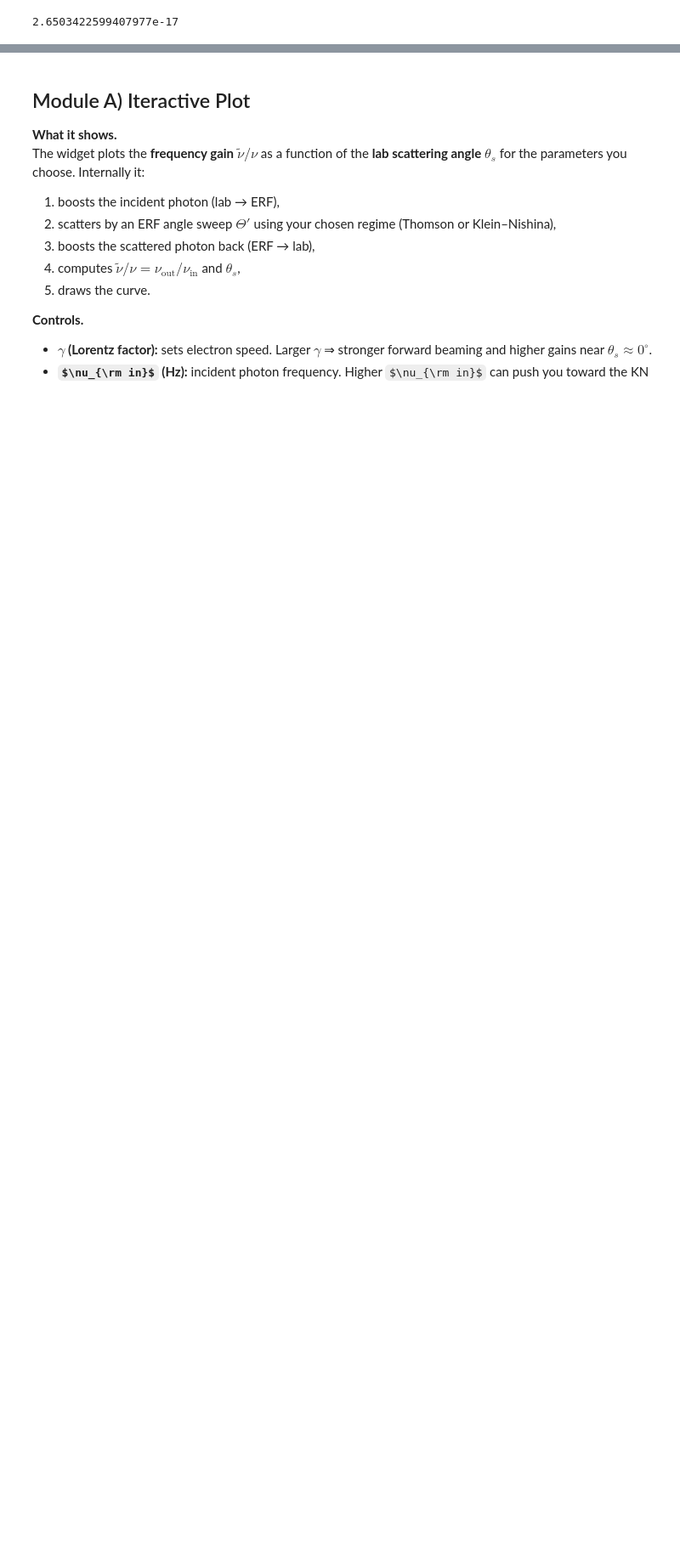
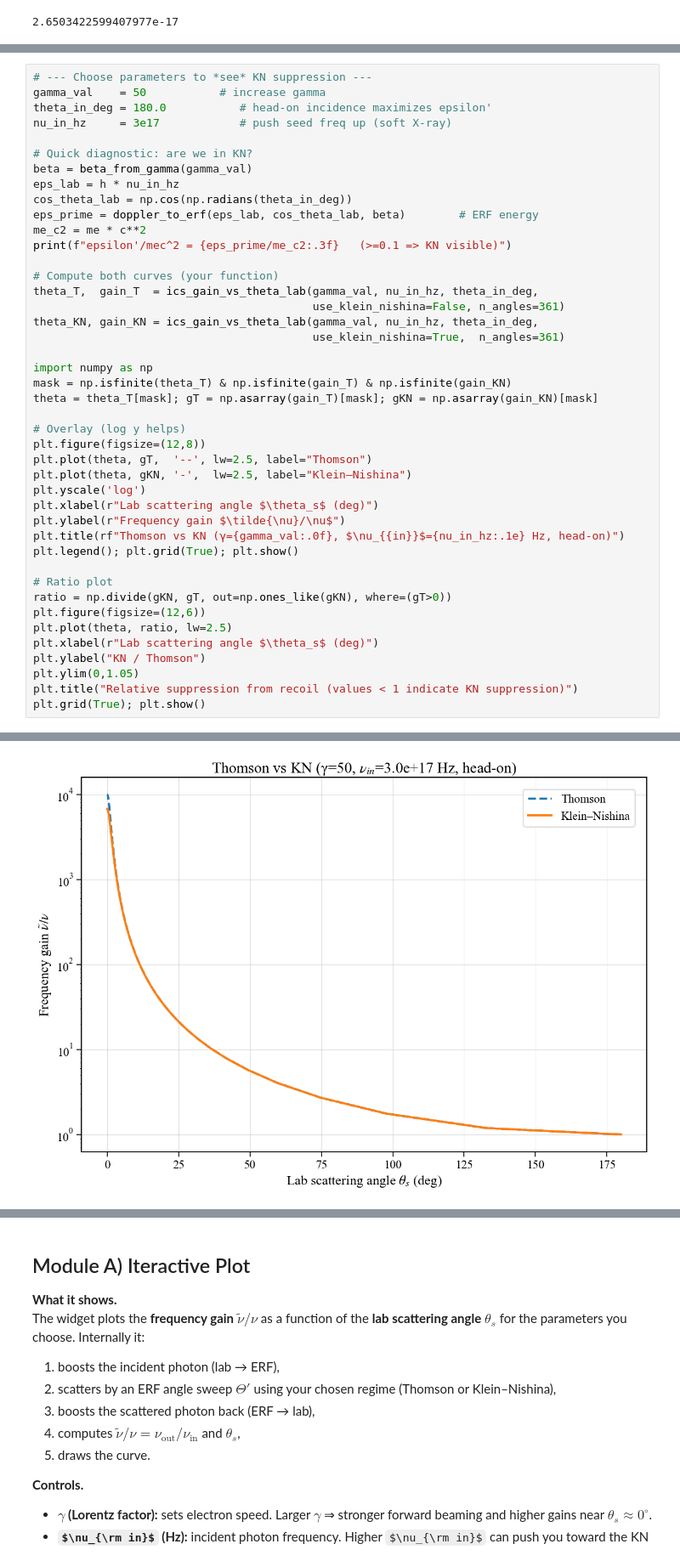
Before and after one commit to Alba-Rico-16/project_rad_proc_25, a Jupyter notebook: IC_Alba.ipynb, the cells around one changed output, grey strips where cells are left out. Shown at 85% size. Drawn from its saved outputs; the diff is of its cells as text; some formulas as TeX source; blank space fills up the shorter version.

```diff
--- a/IC_Alba.ipynb
+++ b/IC_Alba.ipynb
@@ -542,0 +775,44 @@ epsilon_max_headon(10.0, eps0)
+# %%
+# --- Choose parameters to *see* KN suppression ---
+gamma_val    = 50           # increase gamma
+theta_in_deg = 180.0           # head-on incidence maximizes epsilon'
+nu_in_hz     = 3e17            # push seed freq up (soft X-ray)
+
+# Quick diagnostic: are we in KN?
+beta = beta_from_gamma(gamma_val)
+eps_lab = h * nu_in_hz
+cos_theta_lab = np.cos(np.radians(theta_in_deg))
+eps_prime = doppler_to_erf(eps_lab, cos_theta_lab, beta)        # ERF energy
+me_c2 = me * c**2
+print(f"epsilon'/mec^2 = {eps_prime/me_c2:.3f}   (>=0.1 => KN visible)")
+
+# Compute both curves (your function)
+theta_T,  gain_T  = ics_gain_vs_theta_lab(gamma_val, nu_in_hz, theta_in_deg,
+                                          use_klein_nishina=False, n_angles=361)
+theta_KN, gain_KN = ics_gain_vs_theta_lab(gamma_val, nu_in_hz, theta_in_deg,
+                                          use_klein_nishina=True,  n_angles=361)
+
+import numpy as np
+mask = np.isfinite(theta_T) & np.isfinite(gain_T) & np.isfinite(gain_KN)
+theta = theta_T[mask]; gT = np.asarray(gain_T)[mask]; gKN = np.asarray(gain_KN)[mask]
+
+# Overlay (log y helps)
+plt.figure(figsize=(12,8))
+plt.plot(theta, gT,  '--', lw=2.5, label="Thomson")
+plt.plot(theta, gKN, '-',  lw=2.5, label="Klein–Nishina")
+plt.yscale('log')
+plt.xlabel(r"Lab scattering angle $\theta_s$ (deg)")
+plt.ylabel(r"Frequency gain $\tilde{\nu}/\nu$")
+plt.title(rf"Thomson vs KN (γ={gamma_val:.0f}, $\nu_{{in}}$={nu_in_hz:.1e} Hz, head-on)")
+plt.legend(); plt.grid(True); plt.show()
+
+# Ratio plot
+ratio = np.divide(gKN, gT, out=np.ones_like(gKN), where=(gT>0))
+plt.figure(figsize=(12,6))
+plt.plot(theta, ratio, lw=2.5)
+plt.xlabel(r"Lab scattering angle $\theta_s$ (deg)")
+plt.ylabel("KN / Thomson")
+plt.ylim(0,1.05)
+plt.title("Relative suppression from recoil (values < 1 indicate KN suppression)")
+plt.grid(True); plt.show()
+# %% [output]
@@ -542,0 +820 @@ epsilon_max_headon(10.0, eps0)
+[figure, added]
```
Also changed, not shown: parts of 6 cells of this notebook.
